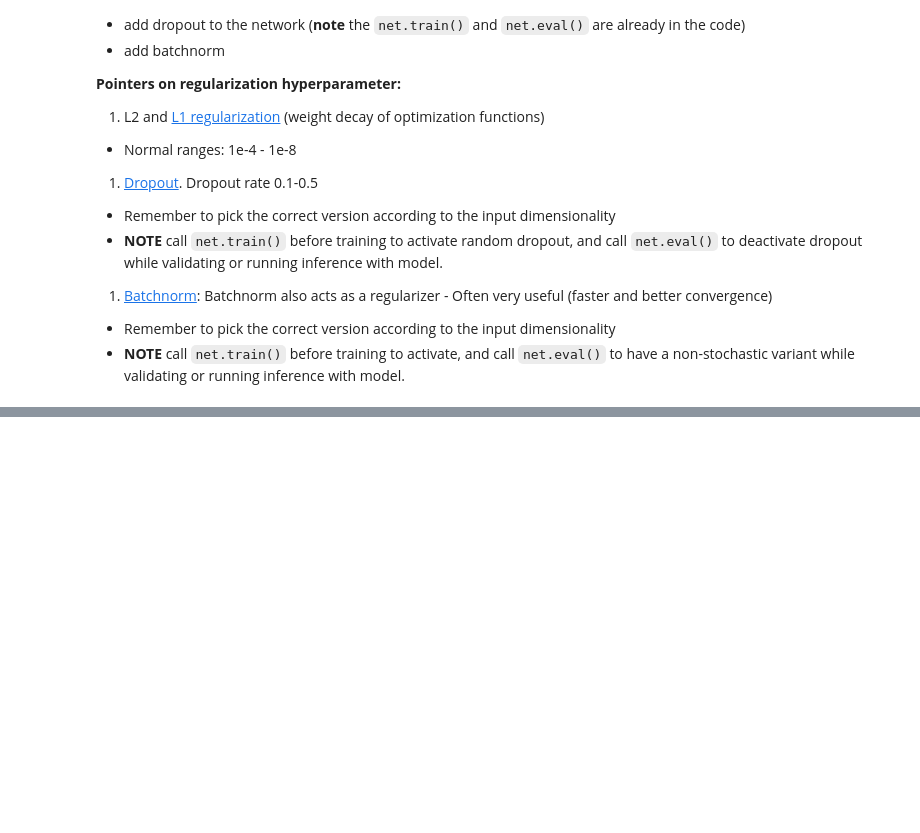
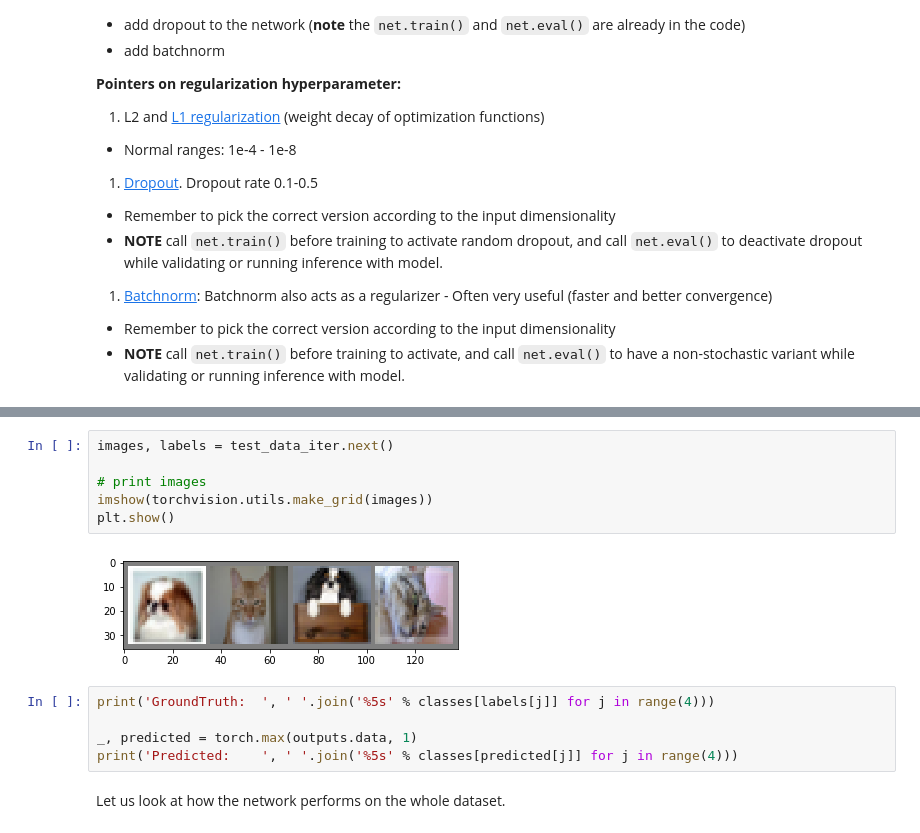
Before and after one commit to berdakh/ROBT407, a Jupyter notebook: Homework_3.ipynb, the cells around one changed output, grey strips where cells are left out. Saved outputs shown, nothing was run; the diff lists cells and outputs as text; blank space fills up the shorter version.

```diff
--- a/Homework_3.ipynb
+++ b/Homework_3.ipynb
@@ -1129,0 +1356,15 @@ __Pointers on regularization hyperparameter:__
+# %%
+images, labels = test_data_iter.next()
+
+# print images
+imshow(torchvision.utils.make_grid(images))
+plt.show()
+# %% [output]
+[figure, added]
+# %%
+print('GroundTruth:  ', ' '.join('%5s' % classes[labels[j]] for j in range(4)))
+
+_, predicted = torch.max(outputs.data, 1)
+print('Predicted:    ', ' '.join('%5s' % classes[predicted[j]] for j in range(4)))
+# %% [markdown]
+Let us look at how the network performs on the whole dataset.
```
Also changed, not shown: parts of 28 cells of this notebook.
